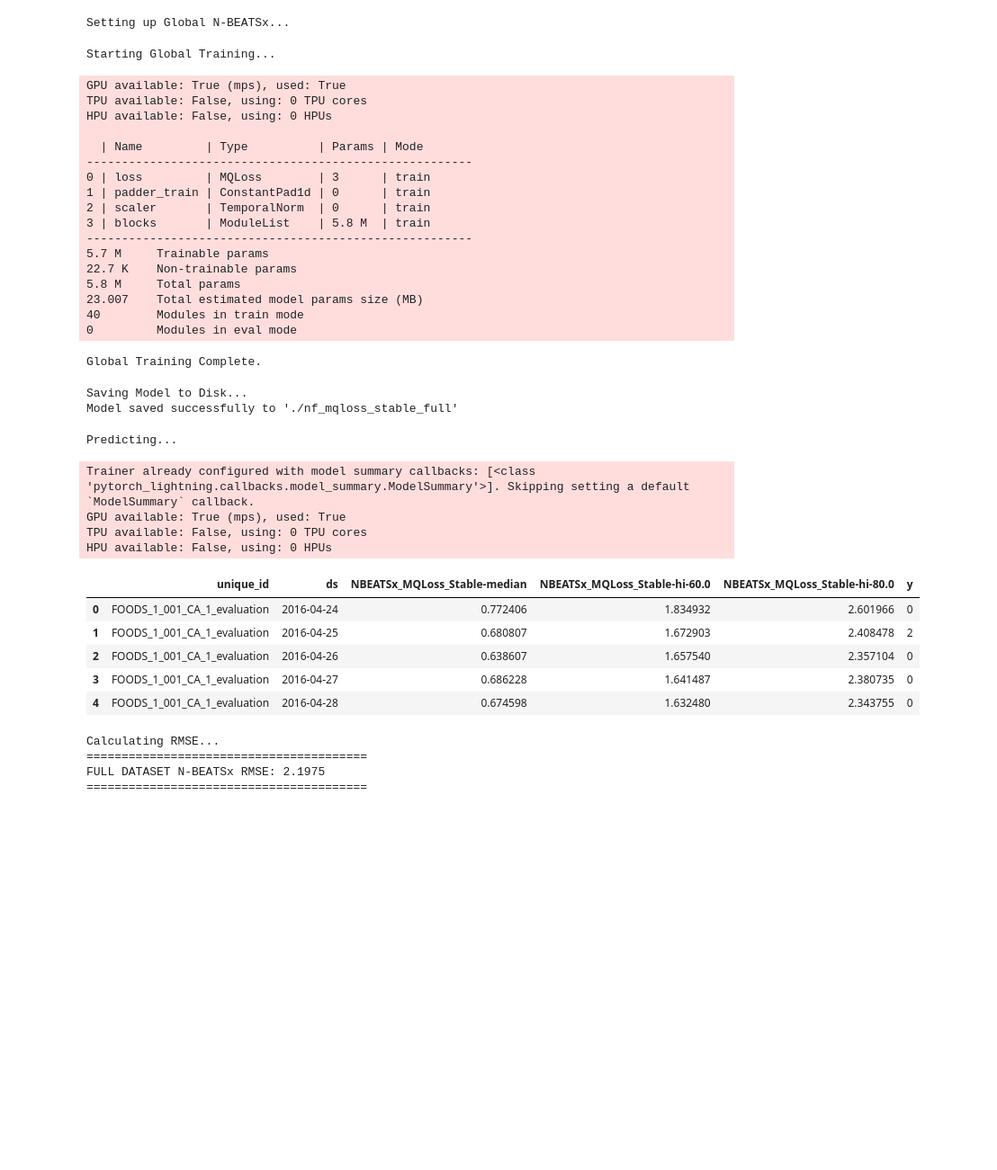
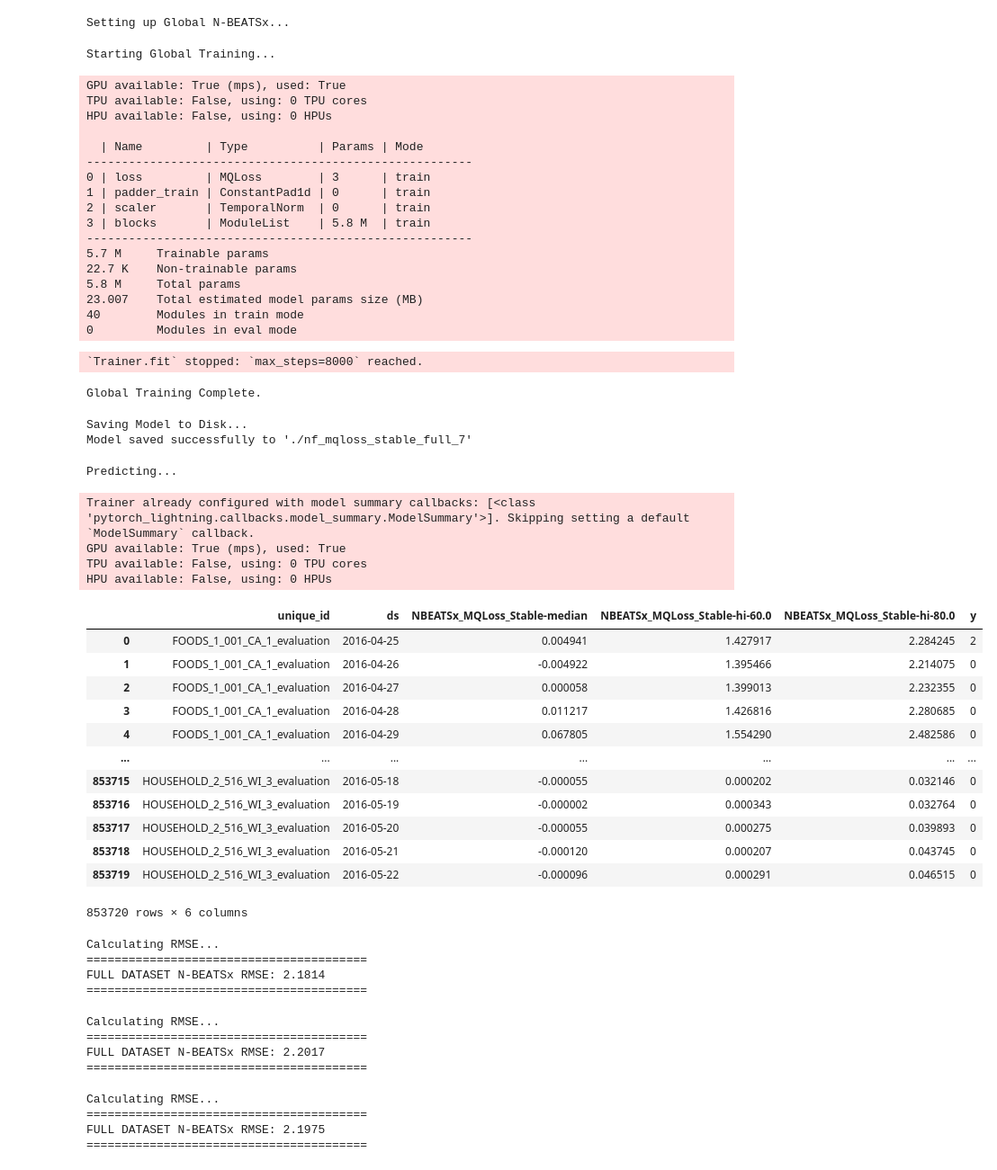
Before and after one commit to Zak-Las/Walmart-Demand-Forcasting, a Jupyter notebook: Notebooks/02_global_scale.ipynb, the cells around one changed output. Shown at 90% size. Saved outputs shown, nothing was run; the diff lists cells and outputs as text; code cells hidden in the pictures; blank space fills up the shorter version.

```diff
--- a/Notebooks/02_global_scale.ipynb
+++ b/Notebooks/02_global_scale.ipynb
@@ -162,7 +163,7 @@ cols_to_drop = ['item_id', 'dept_id', 'cat_id', 'store_id', 'state_id',
 df = df.drop(columns=cols_to_drop)
 
 # Final selection
-Y_df = df[['unique_id', 'ds', 'y', 'sell_price', 'is_available', 'snap_active', 'is_event', 'd_int']]
+Y_df = df[['unique_id', 'ds', 'y', 'sell_price', 'is_available', 'snap_active', 'is_event','d_int']]
 
 print(f"Final Dataset Shape: {Y_df.shape}")
 print(f"Memory Usage: {Y_df.memory_usage(deep=True).sum() / 1e9:.2f} GB")
@@ -176,8 +177,8 @@ gc.collect()
 max_d = Y_df['d_int'].max()
 split_date = Y_df[Y_df['d_int'] == (max_d - HORIZON)]['ds'].min()
 
-train_df = Y_df[Y_df['ds'] < split_date]
-test_df = Y_df[Y_df['ds'] >= split_date]
+train_df = Y_df[Y_df['ds'] <= split_date]
+test_df = Y_df[Y_df['ds'] > split_date]
 
 futr_exog_df = test_df[['unique_id', 'ds', 'sell_price', 'is_available', 'snap_active', 'is_event']]
 # %% [output]
@@ -187,14 +188,3 @@ Engineering Features...
   - Processing SNAP columns...
 Final Dataset Shape: (22623580, 8)
 Memory Usage: 2.51 GB
-# %%
-# ==========================================
-# 4. SPLIT
-# ==========================================
-max_d = Y_df['d_int'].max()
-split_date = Y_df[Y_df['d_int'] == (max_d - HORIZON)]['ds'].min()
-
-train_df = Y_df[Y_df['ds'] < split_date]
-test_df = Y_df[Y_df['ds'] >= split_date]
-
-futr_exog_df = test_df[['unique_id', 'ds', 'sell_price', 'is_available', 'snap_active', 'is_event']]
@@ -420,10 +221,14 @@ plt.show()
 # %% [markdown]
 Use MQLoss to see if this works well
 # %%
-from neuralforecast.losses.pytorch import MQLoss
+import shutil
+
+from pytorch_lightning.loggers import CSVLogger
+from torch.optim.lr_scheduler import CosineAnnealingWarmRestarts
+
 
 # ==========================================
-# 5. MODEL DEFINITION (FULL DATASET MODE)
+# 5 MODEL DEFINITION (FULL DATASET MODE)
 # ==========================================
 print("Setting up Global N-BEATSx...")
 
@@ -460,7 +265,7 @@ model_mqloss_stable_full = NBEATSx(
     lr_scheduler=CosineAnnealingWarmRestarts,
     lr_scheduler_kwargs={
         'T_0': 2000,         # <--- Restart later (let it settle)
-        'T_mult': 2,         # <--- Double the cycle length each time
+        'T_mult': 4,         # <--- Double the cycle length each time
         'eta_min': 1e-6
     },
     alias='NBEATSx_MQLoss_Stable'
@@ -502,7 +307,8 @@ HPU available: False, using: 0 HPUs
 23.007    Total estimated model params size (MB)
 40        Modules in train mode
 0         Modules in eval mode
-Global Training Complete.
+`Trainer.fit` stopped: `max_steps=8000` reached.
+Global Training Complete.
 # %%
 # ==========================================
 # 7. SAVE MODEL
@@ -511,28 +317,59 @@ print("Saving Model to Disk...")
 
 # This creates a folder named 'nbeatsx_m5_global'
 # overwrite=True allows you to re-run this cell without errors
-nf_mqloss_stable_full.save(path='./nf_mqloss_stable_full', overwrite=True, save_dataset=False)
+nf_mqloss_stable_full.save(path='./nf_mqloss_stable_full_7', overwrite=True, save_dataset=True)
 
-print("Model saved successfully to './nf_mqloss_stable_full'")
+print("Model saved successfully to './nf_mqloss_stable_full_7'")
 # %% [output]
 Saving Model to Disk...
-Model saved successfully to './nf_mqloss_stable_full'
+Model saved successfully to './nf_mqloss_stable_full_7'
 # %%
 print("Predicting...")
 forecasts_nf_mqloss_stable_full = nf_mqloss_stable_full.predict(futr_df=futr_exog_df)
 results_mqloss_stable_full = forecasts_nf_mqloss_stable_full.merge(test_df[['unique_id', 'ds', 'y']], on=['unique_id', 'ds'], how='left')
 
-display(results_mqloss_stable_full.head())
+display(results_mqloss_stable_full)
 # %% [output]
 Predicting...
 Trainer already configured with model summary callbacks: [<class 'pytorch_lightning.callbacks.model_summary.ModelSummary'>]. Skipping setting a default `ModelSummary` callback.
 GPU available: True (mps), used: True
 TPU available: False, using: 0 TPU cores
 HPU available: False, using: 0 HPUs
 |  | unique_id | ds | NBEATSx_MQLoss_Stable-median | NBEATSx_MQLoss_Stable-hi-60.0 | NBEATSx_MQLoss_Stable-hi-80.0 | y |
-| 0 | FOODS_1_001_CA_1_evaluation | 2016-04-24 | 0.772406 | 1.834932 | 2.601966 | 0 |
-| 1 | FOODS_1_001_CA_1_evaluation | 2016-04-25 | 0.680807 | 1.672903 | 2.408478 | 2 |
-| 2 | FOODS_1_001_CA_1_evaluation | 2016-04-26 | 0.638607 | 1.657540 | 2.357104 | 0 |
-| 3 | FOODS_1_001_CA_1_evaluation | 2016-04-27 | 0.686228 | 1.641487 | 2.380735 | 0 |
-| 4 | FOODS_1_001_CA_1_evaluation | 2016-04-28 | 0.674598 | 1.632480 | 2.343755 | 0 |
+| 0 | FOODS_1_001_CA_1_evaluation | 2016-04-25 | 0.004941 | 1.427917 | 2.284245 | 2 |
+| 1 | FOODS_1_001_CA_1_evaluation | 2016-04-26 | -0.004922 | 1.395466 | 2.214075 | 0 |
+| 2 | FOODS_1_001_CA_1_evaluation | 2016-04-27 | 0.000058 | 1.399013 | 2.232355 | 0 |
+| 3 | FOODS_1_001_CA_1_evaluation | 2016-04-28 | 0.011217 | 1.426816 | 2.280685 | 0 |
+| 4 | FOODS_1_001_CA_1_evaluation | 2016-04-29 | 0.067805 | 1.554290 | 2.482586 | 0 |
+| ... | ... | ... | ... | ... | ... | ... |
+| 853715 | HOUSEHOLD_2_516_WI_3_evaluation | 2016-05-18 | -0.000055 | 0.000202 | 0.032146 | 0 |
+| 853716 | HOUSEHOLD_2_516_WI_3_evaluation | 2016-05-19 | -0.000002 | 0.000343 | 0.032764 | 0 |
+| 853717 | HOUSEHOLD_2_516_WI_3_evaluation | 2016-05-20 | -0.000055 | 0.000275 | 0.039893 | 0 |
+| 853718 | HOUSEHOLD_2_516_WI_3_evaluation | 2016-05-21 | -0.000120 | 0.000207 | 0.043745 | 0 |
+| 853719 | HOUSEHOLD_2_516_WI_3_evaluation | 2016-05-22 | -0.000096 | 0.000291 | 0.046515 | 0 |
+853720 rows × 6 columns
+# %%
+print("Calculating RMSE...")
+rmse_mqloss_stable_full = np.sqrt(np.mean((results_mqloss_stable_full['y'] - results_mqloss_stable_full['NBEATSx_MQLoss_Stable-median']) ** 2))
+
+print("="*40)
+print(f"FULL DATASET N-BEATSx RMSE: {rmse_mqloss_stable_full:.4f}")
+print("="*40)
+# %% [output]
+Calculating RMSE...
+========================================
+FULL DATASET N-BEATSx RMSE: 2.1814
+========================================
+# %%
+print("Calculating RMSE...")
+rmse_mqloss_stable_full = np.sqrt(np.mean((results_mqloss_stable_full['y'] - results_mqloss_stable_full['NBEATSx_MQLoss_Stable-median']) ** 2))
+
+print("="*40)
+print(f"FULL DATASET N-BEATSx RMSE: {rmse_mqloss_stable_full:.4f}")
+print("="*40)
+# %% [output]
+Calculating RMSE...
+========================================
+FULL DATASET N-BEATSx RMSE: 2.2017
+========================================
 # %%
```
Also changed, not shown: parts of 44 cells of this notebook, 2 other files.
